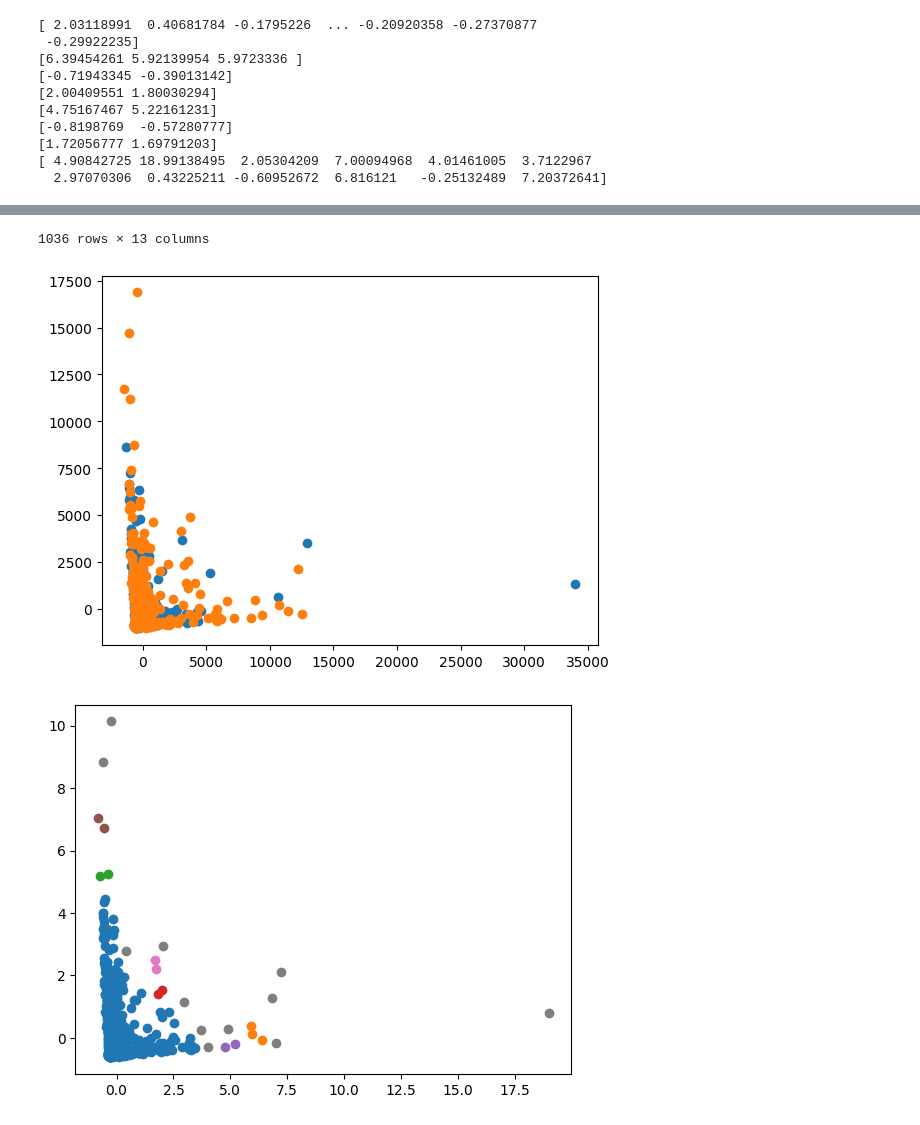
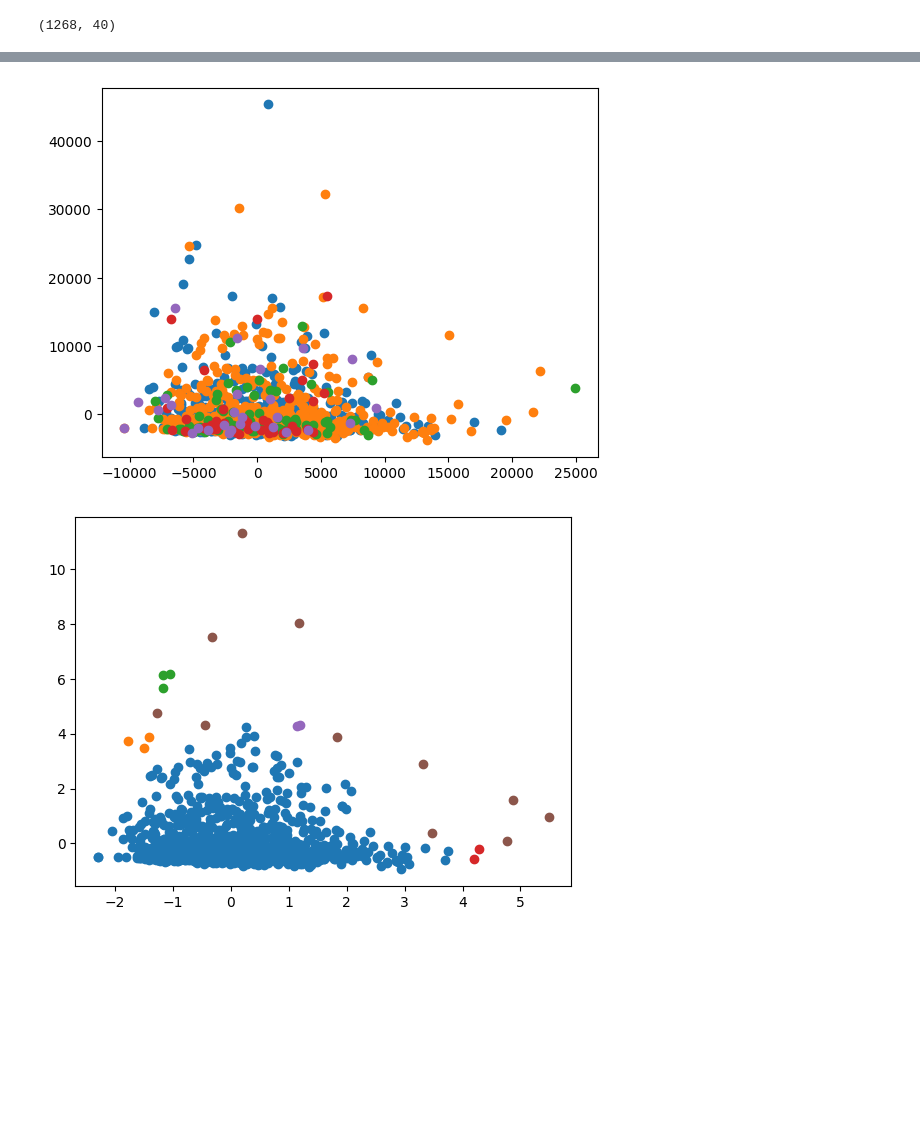
Before and after one commit to Anton-Mbg/Hackathon, a Jupyter notebook: src/OutlierDetection.ipynb, the cells around one changed output, grey strips where cells are left out. Drawn from its saved outputs; the diff is of its cells as text; code cells hidden in the pictures; blank space fills up the shorter version.

```diff
--- a/src/OutlierDetection.ipynb
+++ b/src/OutlierDetection.ipynb
@@ -7,9 +7,12 @@ from sklearn.decomposition import PCA
 from matplotlib import pyplot as plt
 from sklearn.cluster import DBSCAN
 from sklearn.preprocessing import StandardScaler
+from statistics import mode
 
+#df = pd.read_csv('../HackathonMicrobiomeData/T2D/SpeciesT2D_train.csv')
+#df = pd.read_csv('../src/unionMatrix.csv')
+df = pd.read_csv('unionMatrix_Class.csv')
 
-df = pd.read_csv('../HackathonMicrobiomeData/T2D/SpeciesT2D_train.csv')
 
 def createMetricsMatrix(df):
     metrics = []
@@ -56,13 +59,22 @@ def pca(df):
     df_principal_components = pd.DataFrame(principalComponents)
     df_principal_components['label'] = df.iloc[:,-1].values
     df_pc_healthy = df_principal_components[(df_principal_components.label == 0)]
-    df_pc_sick = df_principal_components[(df_principal_components.label == 1)]
+    df_pc_T2D = df_principal_components[(df_principal_components.label == 1)]
+    df_pc_IBD = df_principal_components[(df_principal_components.label == 2)]
+    df_pc_CAD = df_principal_components[(df_principal_components.label == 3)]
+    df_pc_CKD = df_principal_components[(df_principal_components.label == 4)]
     df_pc_healthy = df_pc_healthy.drop(columns=header[-1])
-    df_pc_sick = df_pc_sick.drop(columns=header[-1])
-    group = np.array([0,1])
+    df_pc_T2D = df_pc_T2D.drop(columns=header[-1])
+    df_pc_IBD = df_pc_IBD.drop(columns=header[-1])
+    df_pc_CAD = df_pc_CAD.drop(columns=header[-1])
+    df_pc_CKD = df_pc_CKD.drop(columns=header[-1])
+
     plt.figure(3)
     plt.scatter(np.array(df_pc_healthy.values[0:, 0]), np.array(df_pc_healthy.values[0:, 1]))
-    plt.scatter(np.array(df_pc_sick.values[0:, 0]), np.array(df_pc_sick.values[0:, 1]))
+    plt.scatter(np.array(df_pc_T2D.values[0:, 0]), np.array(df_pc_T2D.values[0:, 1]))
+    plt.scatter(np.array(df_pc_IBD.values[0:, 0]), np.array(df_pc_IBD.values[0:, 1]))
+    plt.scatter(np.array(df_pc_CAD.values[0:, 0]), np.array(df_pc_CAD.values[0:, 1]))
+    plt.scatter(np.array(df_pc_CKD.values[0:, 0]), np.array(df_pc_CKD.values[0:, 1]))
 
     return df_principal_components
 
@@ -84,21 +96,25 @@ def clustering(df):
     header = df_tmp.columns.values[1:]
     for cDf in clusterDf:
         cDf_tmp = cDf.drop(columns=header[-1]).values
-        print(cDf.drop(columns='cluster').values[0:, 0])
         plt.scatter(np.array(cDf_tmp[0:, 0]), np.array(cDf_tmp[0:, 1]))
 
     return clustering.labels_
 
-def removeNoise(df, clusterLabels):
+def removeNoise(df, clusterLabels, keepMainCluster=True):
     df['cluster'] = clusterLabels
-    df = df[(df.cluster != -1)]
+    if(keepMainCluster):
+        df = df[(df.cluster != -1)]
+    else:
+        mainCluster = mode(clusterLabels)
+        df = df[(df.cluster == mainCluster)]
+
 
     return df.drop(columns='cluster')
 
 def reduceData(df):
     df_pca = pca(df.iloc[0:, 1:])
     clusterLabels = clustering(df_pca)
-    df_reduced = removeNoise(df, clusterLabels)
+    df_reduced = removeNoise(df, clusterLabels, False)
     return df_reduced
 
 
@@ -120,15 +136,8 @@ def reduceData(df):
 # print('Original reduced bacterias', df_new.shape)
 # print('Original reduced variables and patients', df_red.shape)
 
-reduceData(df)
+df = reduceData(df)
+
+#df.shape
 # %% [output]
-[ 2.03118991  0.40681784 -0.1795226  ... -0.20920358 -0.27370877
- -0.29922235]
-[6.39454261 5.92139954 5.9723336 ]
-[-0.71943345 -0.39013142]
-[2.00409551 1.80030294]
-[4.75167467 5.22161231]
-[-0.8198769  -0.57280777]
-[1.72056777 1.69791203]
-[ 4.90842725 18.99138495  2.05304209  7.00094968  4.01461005  3.7122967
-  2.97070306  0.43225211 -0.60952672  6.816121   -0.25132489  7.20372641]
+(1268, 40)
@@ -147,3 +144,2 @@ reduceData(df)
-1036 rows × 13 columns
-[figure, old version]
+[figure, new version]
-[figure, old version]
+[figure, new version]
```
Also changed, not shown: parts of 1 cell of this notebook, 8 other files.
